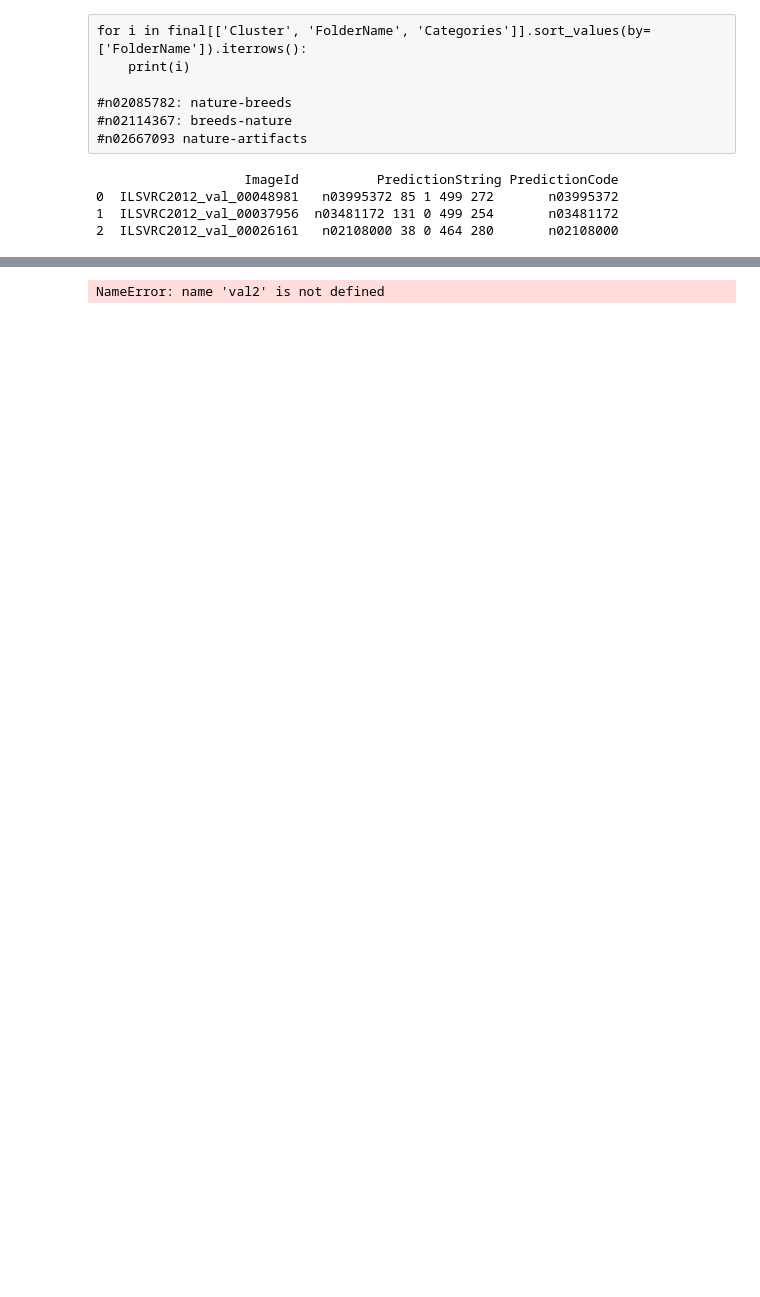
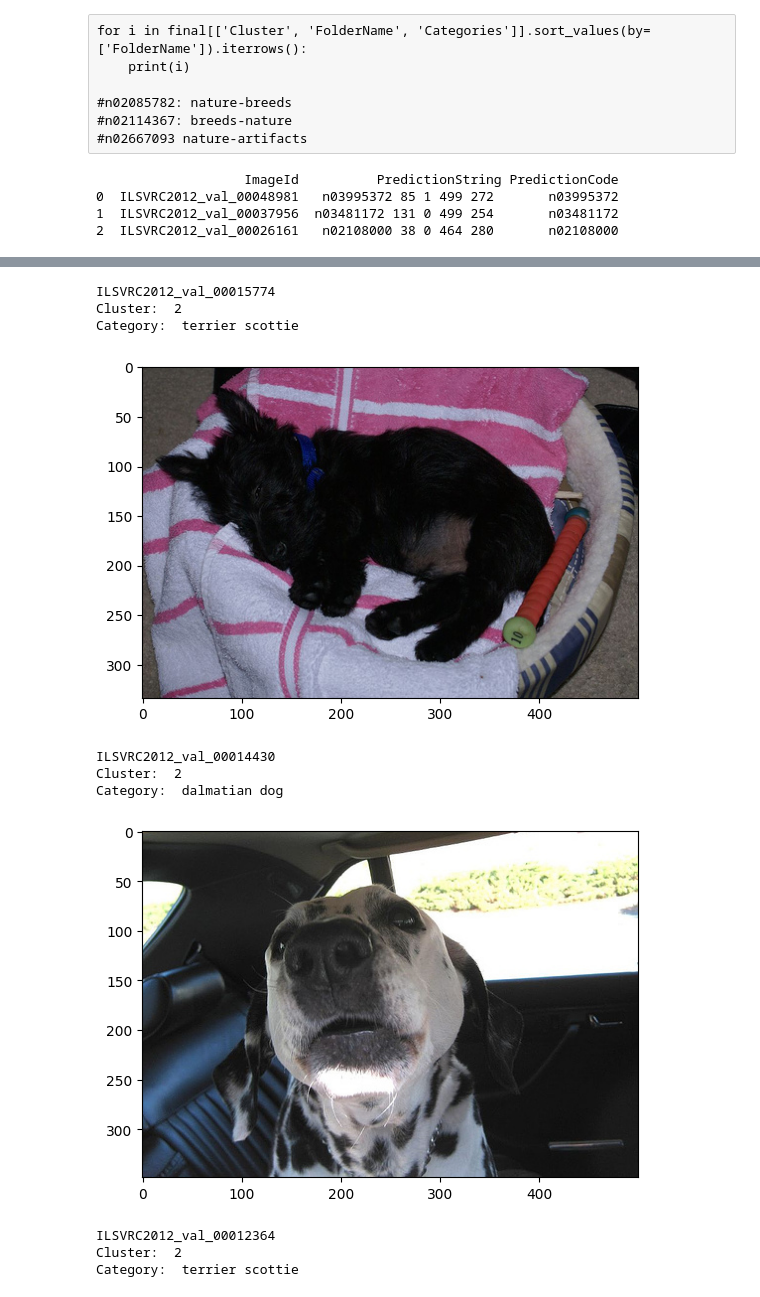
Before and after one commit to piegarroni/domain-specialized-resnets, a Jupyter notebook: notebooks/NLUclustering_word2vec.ipynb, the cells around one changed output, grey strips where cells are left out. Saved outputs shown, nothing was run; the diff lists cells and outputs as text; code cells hidden in the pictures; blank space fills up the shorter version.

```diff
--- a/notebooks/NLUclustering_word2vec.ipynb
+++ b/notebooks/NLUclustering_word2vec.ipynb
@@ -433,14 +423,7 @@ for i in final[['Cluster', 'FolderName', 'Categories']].sort_values(by=['FolderN
 # %%
 # Preprocess 'PredictionString' to retrieve category
 
-def preproc(x):
-    """
-    Function to create new column with only th4e foldername or class code (e.g. n03995372)
-    """
-    return x.split()[0]
-
-
-val["PredictionCode"] = val["PredictionString"].apply(preproc)
+val["PredictionCode"] = val["PredictionString"].apply(lambda x: x.split()[0])
 print(val[:3])
 # %% [output]
                    ImageId          PredictionString PredictionCode
@@ -512,19 +578,29 @@ NameError: name 'val2' is not defined
 # %%
 # visualize sample images belonging to cluster 2
 
-for i, URL in enumerate(val2["ImageId"][:60]):
+for i, URL in enumerate(val2["ImageId"][:15]):
     if val2["Cluster"][i] == 2:
         try:
             image_name = "{}.JPEG".format(URL)
             category = str(val2["FolderName"][i]).split()[0]
             print(URL)
             print("Cluster: ", val2["Cluster"][i])
             print("Category: ", val2["Categories"][i])
             img = mpimg.imread(image_name)
             imgplot = plt.imshow(img)
             plt.show()
             print()
         except FileNotFoundError:
             pass
 # %% [output]
-NameError: name 'val2' is not defined
+ILSVRC2012_val_00015774
+Cluster:  2
+Category:  terrier scottie
+[figure, added]
+ILSVRC2012_val_00014430
+Cluster:  2
+Category:  dalmatian dog
+[figure, added]
+ILSVRC2012_val_00012364
+Cluster:  2
+Category:  terrier scottie
```
Also changed, not shown: parts of 12 cells of this notebook, 13 other files.
